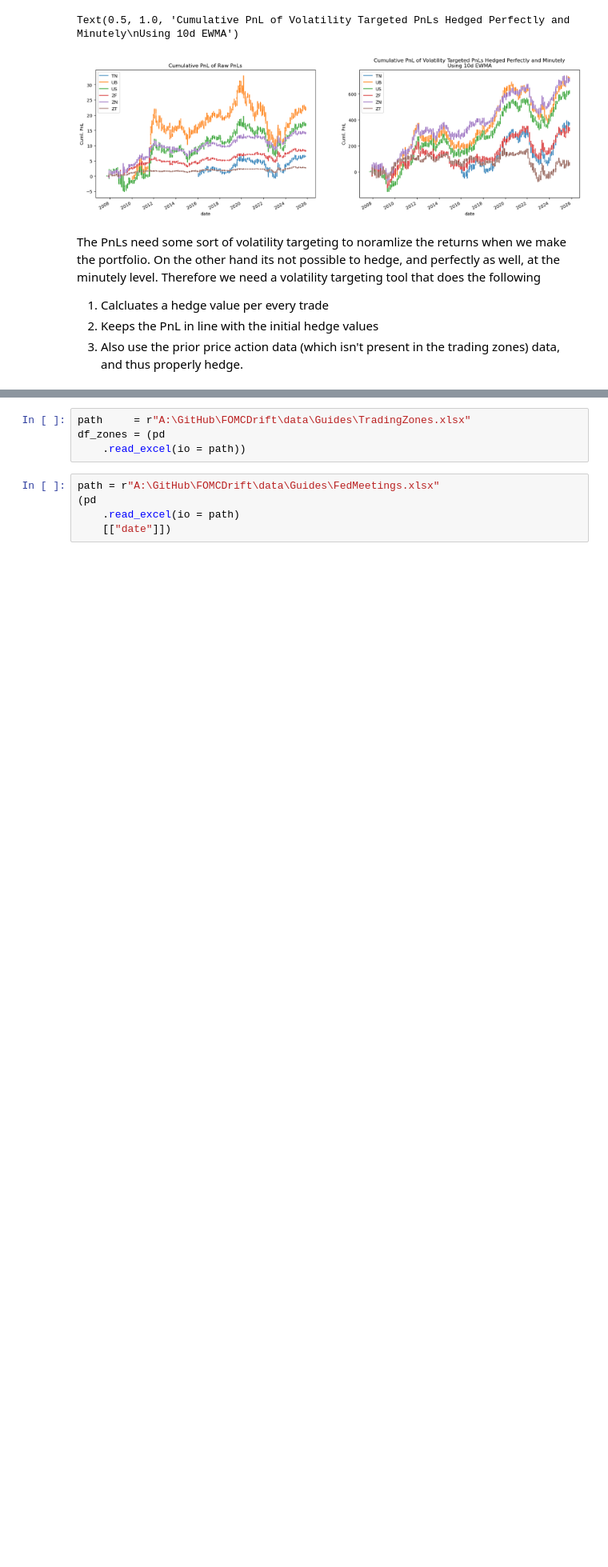
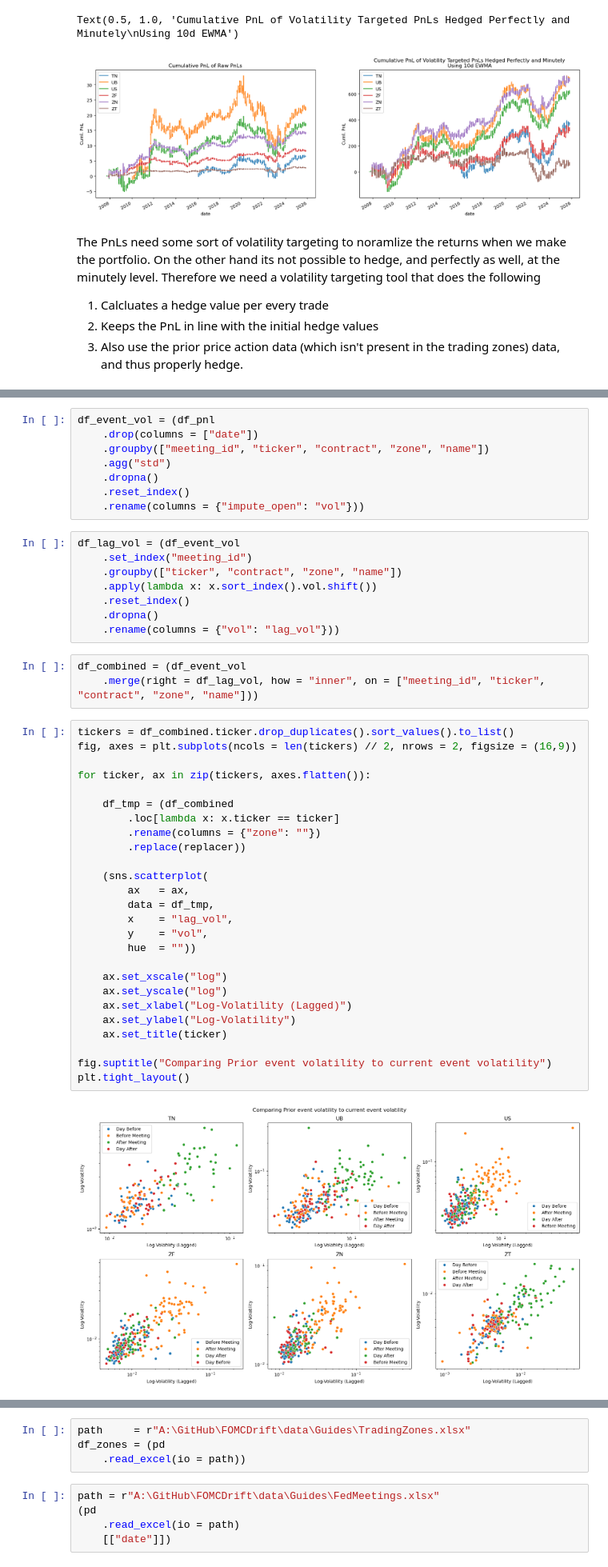
Before and after one commit to diegodalvarez/FOMCDrift, a Jupyter notebook: notebook/1BackGroundData.ipynb, the cells around one changed output, grey strips where cells are left out. Shown at 80% size. Drawn from its saved outputs; the diff is of its cells as text; blank space fills up the shorter version.

Commit message:
Event Driven Lagged Vol

```diff
--- a/notebook/1BackGroundData.ipynb
+++ b/notebook/1BackGroundData.ipynb
@@ -416,0 +427,47 @@ The PnLs need some sort of volatility targeting to noramlize the returns when we
+# %%
+df_event_vol = (df_pnl
+    .drop(columns = ["date"])
+    .groupby(["meeting_id", "ticker", "contract", "zone", "name"])
+    .agg("std")
+    .dropna()
+    .reset_index()
+    .rename(columns = {"impute_open": "vol"}))
+# %%
+df_lag_vol = (df_event_vol
+    .set_index("meeting_id")
+    .groupby(["ticker", "contract", "zone", "name"])
+    .apply(lambda x: x.sort_index().vol.shift())
+    .reset_index()
+    .dropna()
+    .rename(columns = {"vol": "lag_vol"}))
+# %%
+df_combined = (df_event_vol
+    .merge(right = df_lag_vol, how = "inner", on = ["meeting_id", "ticker", "contract", "zone", "name"]))
+# %%
+tickers = df_combined.ticker.drop_duplicates().sort_values().to_list()
+fig, axes = plt.subplots(ncols = len(tickers) // 2, nrows = 2, figsize = (16,9))
+
+for ticker, ax in zip(tickers, axes.flatten()):
+
+    df_tmp = (df_combined
+        .loc[lambda x: x.ticker == ticker]
+        .rename(columns = {"zone": ""})
+        .replace(replacer))
+
+    (sns.scatterplot(
+        ax   = ax,
+        data = df_tmp,
+        x    = "lag_vol",
+        y    = "vol",
+        hue  = ""))
+
+    ax.set_xscale("log")
+    ax.set_yscale("log")
+    ax.set_xlabel("Log-Volatility (Lagged)")
+    ax.set_ylabel("Log-Volatility")
+    ax.set_title(ticker)
+
+fig.suptitle("Comparing Prior event volatility to current event volatility")
+plt.tight_layout()
+# %% [output]
+[figure, added]
```
Also changed, not shown: parts of 11 cells of this notebook.
